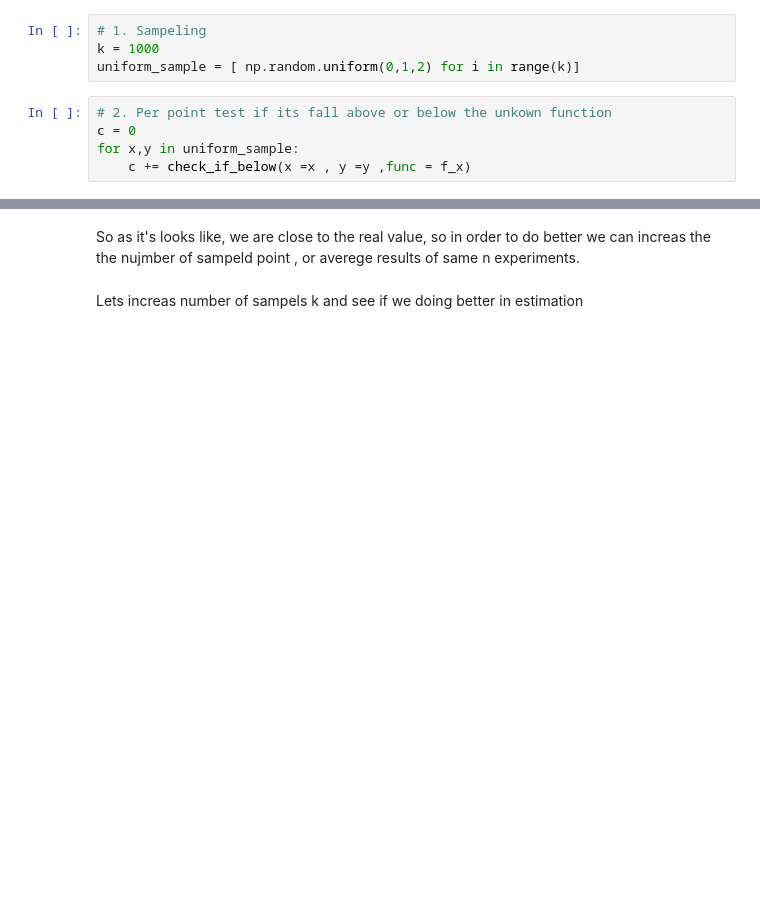
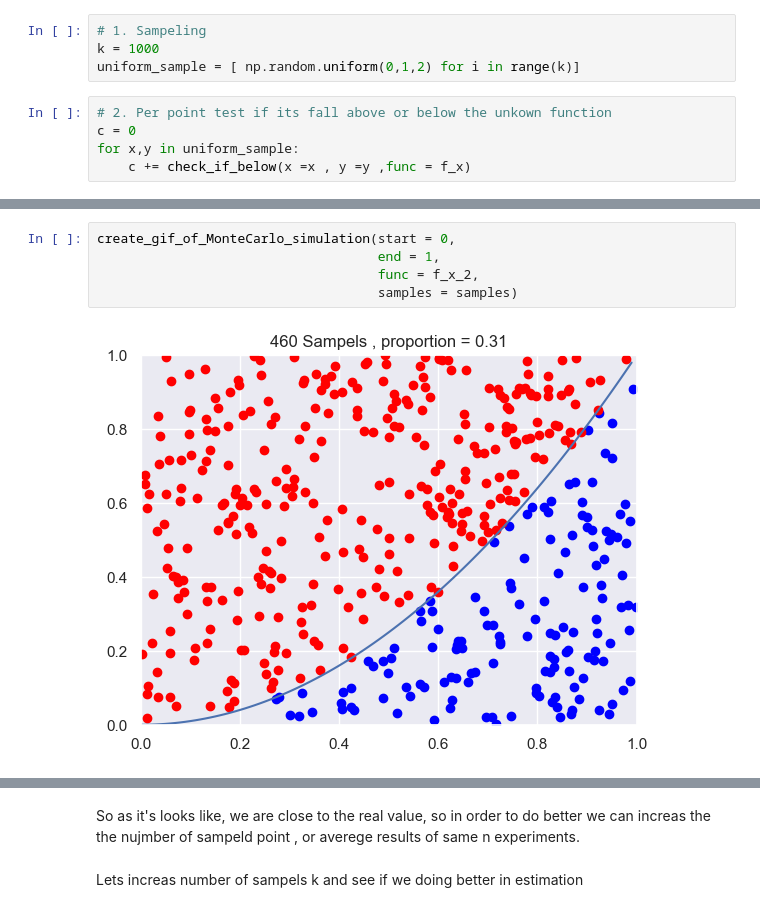
Before and after one commit to razisamuely/DataScience-TakeHomeAssignment-FunctionEstimation, a Jupyter notebook: Untitled.ipynb, the cells around one changed output, grey strips where cells are left out. Drawn from its saved outputs; the diff is of its cells as text; blank space fills up the shorter version.

```diff
--- a/Untitled.ipynb
+++ b/Untitled.ipynb
@@ -81,0 +92,7 @@ print(p)
+# %%
+create_gif_of_MonteCarlo_simulation(start = 0,
+                                    end = 1,
+                                    func = f_x_2,
+                                    samples = samples)
+# %% [output]
+[figure, added]
```
Also changed, not shown: parts of 12 cells of this notebook, 5 other files.
